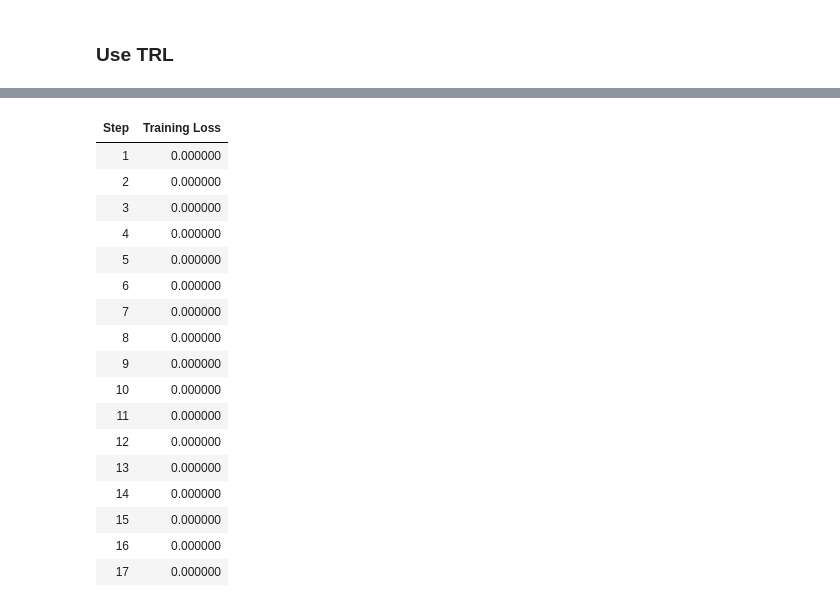
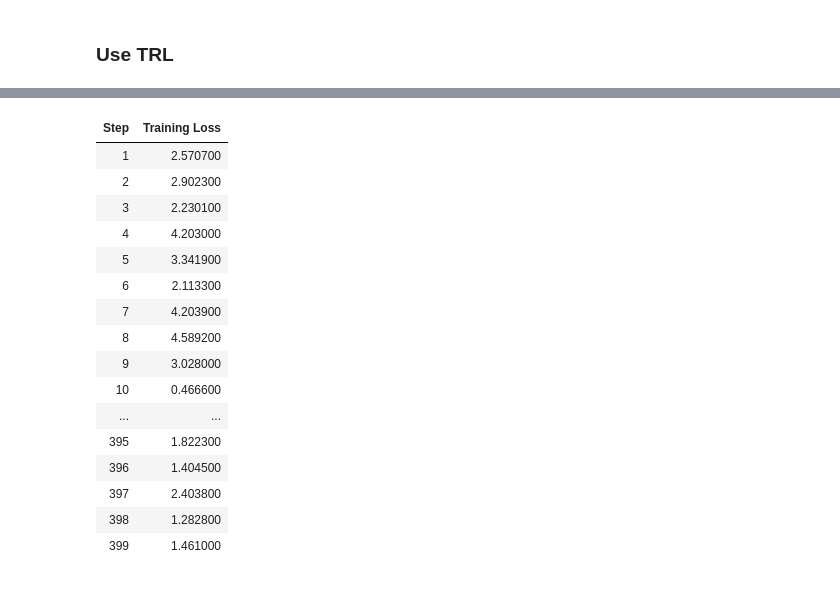
Before and after one commit to dmitrymailk/hidden_capacity_reasoning, a Jupyter notebook: train_r1_compression.ipynb, the cells around one changed output, grey strips where cells are left out. Drawn from its saved outputs; the diff is of its cells as text; code cells hidden in the pictures.

```diff
--- a/train_r1_compression.ipynb
+++ b/train_r1_compression.ipynb
@@ -150,3 +152,17 @@ model
+# %%
+import gc
+
+temp_model = Qwen2ModelEmbedPoolerV1.from_pretrained(
+    model_name,
+    attn_implementation="flash_attention_2",
+    torch_dtype=torch.bfloat16,
+    device_map={"": 0},
+)
+print(model.embed_pooler.load_state_dict(temp_model.state_dict()))
+temp_model = temp_model.cpu()
+del temp_model
+gc.collect()
+torch.cuda.empty_cache()
 # %%
 # если у модели есть ембединги они должны быть равны(по умолчанию я выставил None для экономии)
 # несмотря на то что нам пишут что веса были newly initialized
@@ -245,6 +291,7 @@ Dataset({
 # https://github.com/huggingface/trl/blob/main/examples/scripts/sft_video_llm.py
 from trl import SFTTrainer, SFTConfig
 from transformers import TrainingArguments, DataCollatorForSeq2Seq
+
 from unsloth import is_bfloat16_supported
 from peft import (
     LoraConfig,
@@ -263,7 +310,7 @@ def find_all_linear_names_v2(model):
             "q_proj",
             "k_proj",
             "v_proj",
-            # "o_proj",
+            "o_proj",
         ]
     )
     for name, module in model.named_modules():
@@ -317,20 +364,7 @@ def forward(
     logits_to_keep=0,
     **kwargs
 ):
-    # print(kwargs[''])
     if "replaced_original_tokens" in kwargs:
-        # original_tokens_torch = torch.tensor(
-        #     kwargs["original_tokens"],
-        #     device=self.model.device,
-        # )
-        # replaced_tokens_torch = torch.tensor(
-        #     kwargs["replaced_original_tokens"],
-        #     device=self.model.device,
-        # )
-        # compressed_tokens_torch = torch.tensor(
-        #     kwargs["compressed_input_ids"],
-        #     device=self.model.device,
-        # )
         original_tokens_torch = kwargs["original_tokens"].to(self.model.device)
         replaced_tokens_torch = kwargs["replaced_original_tokens"].to(self.model.device)
         compressed_tokens_torch = kwargs["compressed_input_ids"].to(self.model.device)
@@ -350,7 +384,7 @@ def forward(
         )
         pooled_embeds = self.embed_pooler(embeds_for_compression)
         pooled_embeds = pooled_embeds.to(compressed_embeds_template.dtype)
-        compressed_embeds_template = compressed_embeds_template.masked_scatter_(
+        compressed_embeds_template = compressed_embeds_template.masked_scatter(
             compressed_tokens_mask.unsqueeze(-1).expand_as(compressed_embeds_template),
             pooled_embeds,
         )
@@ -378,13 +412,12 @@ model.forward = types.MethodType(forward, model)
 
 
 peft_config = LoraConfig(
-    r=1,
+    r=16,
     lora_alpha=16,
     lora_dropout=0.0,
     target_modules=find_all_linear_names_v2(model=model),
 )
-model.model.requires_grad_(False)
-max_seq_length = 5000
+
 trainer = SFTTrainer(
     model=model,
     tokenizer=tokenizer,
@@ -393,23 +426,26 @@ trainer = SFTTrainer(
     peft_config=peft_config,
     args=SFTConfig(
         per_device_train_batch_size=1,
-        gradient_accumulation_steps=1,
+        gradient_accumulation_steps=2,
         warmup_steps=5,
         # num_train_epochs = 1, # Set this for 1 full training run.
-        max_steps=60,
+        max_steps=10000,
         learning_rate=2e-4,
         # fp16=not is_bfloat16_supported(),
         # bf16=is_bfloat16_supported(),
-        bf16=True,
+        bf16=model.dtype == torch.bfloat16,
+        fp16=model.dtype == torch.float16,
         logging_steps=1,
         optim="adamw_8bit",
         weight_decay=0.01,
         lr_scheduler_type="linear",
         seed=3407,
         output_dir="outputs",
-        report_to="none",  # Use this for WandB etc
+        # report_to="none",  # Use this for WandB etc
+        report_to="wandb",  # Use this for WandB etc
         remove_unused_columns=False,
         dataset_kwargs={"skip_prepare_dataset": True},
+        gradient_checkpointing=True,
     ),
 )
 trainer.train()
@@ -421,18 +464,17 @@ Could not estimate the number of tokens of the input, floating-point operations
 | Step | Training Loss |
-| 1 | 0.000000 |
-| 2 | 0.000000 |
-| 3 | 0.000000 |
-| 4 | 0.000000 |
-| 5 | 0.000000 |
-| 6 | 0.000000 |
-| 7 | 0.000000 |
-| 8 | 0.000000 |
-| 9 | 0.000000 |
-| 10 | 0.000000 |
-| 11 | 0.000000 |
-| 12 | 0.000000 |
-| 13 | 0.000000 |
-| 14 | 0.000000 |
-| 15 | 0.000000 |
-| 16 | 0.000000 |
-| 17 | 0.000000 |
+| 1 | 2.570700 |
+| 2 | 2.902300 |
+| 3 | 2.230100 |
+| 4 | 4.203000 |
+| 5 | 3.341900 |
+| 6 | 2.113300 |
+| 7 | 4.203900 |
+| 8 | 4.589200 |
+| 9 | 3.028000 |
+| 10 | 0.466600 |
+| ... | ... |
+| 395 | 1.822300 |
+| 396 | 1.404500 |
+| 397 | 2.403800 |
+| 398 | 1.282800 |
+| 399 | 1.461000 |
```
Also changed, not shown: parts of 19 cells of this notebook, 2 other files.
